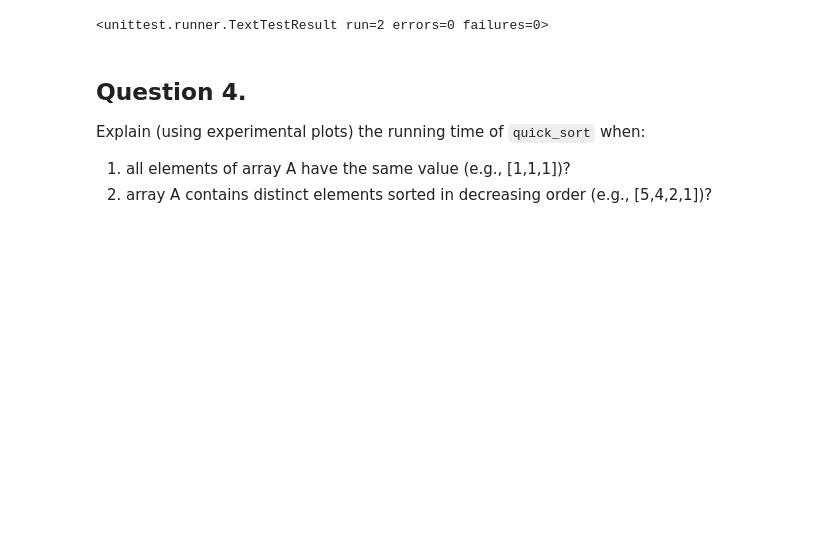
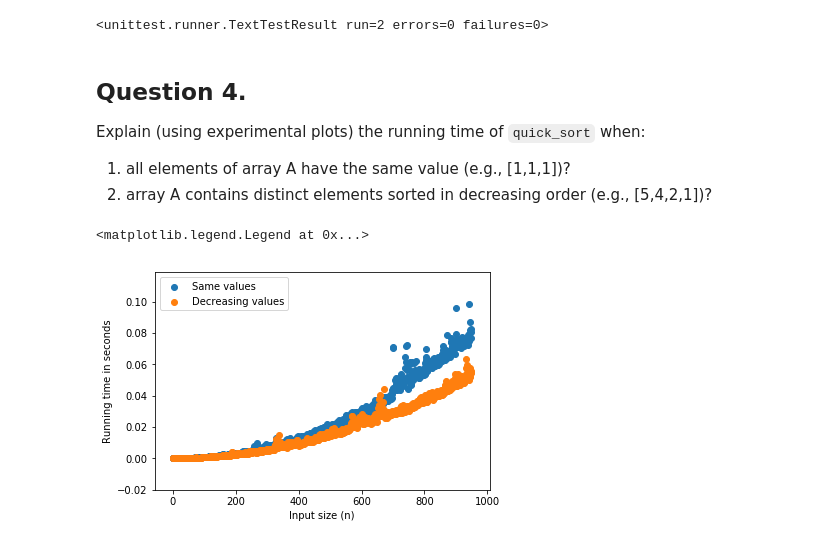
Before and after one commit to mahmud-nobe/CS110, a Jupyter notebook: cs110_pcw_5_2/cs110_pcw_5_2.ipynb, the cells around one changed output. Cells and saved outputs as stored; diff of their text form; code cells hidden in the pictures; blank space fills up the shorter version.

```diff
--- a/cs110_pcw_5_2/cs110_pcw_5_2.ipynb
+++ b/cs110_pcw_5_2/cs110_pcw_5_2.ipynb
@@ -120,0 +118,48 @@ raise NotImplementedError()
+# %%
+import matplotlib.pyplot as plt
+import time
+
+input_sizes = range(950)
+
+### Same values
+same_values = [[x for d in range(x+1)] for x in input_sizes]
+"""Produce value in the manner: [ [0], [1,1], [2, 2, 2], ...]"""
+same_value_run_times = []
+
+for data in same_values:
+    start = time.time()
+    quick_sort(data, 0, len(data) - 1)
+    same_value_run_times.append(time.time() - start)
+
+%matplotlib inline
+plt.scatter(
+    x= list(input_sizes),
+    y = same_value_run_times,
+    label = "Same values"
+)
+
+
+### Decreasing order times
+decreasing_values = [[d for d in range(x, -1, -1)] for x in input_sizes]
+"""Produce value in the manner: [ [0], [1,0], [2, 1, 0], ...]"""
+decreasing_value_run_times = []
+
+for data in decreasing_values:
+    start = time.time()
+    quick_sort(data, 0, len(data) - 1)
+    decreasing_value_run_times.append(time.time() - start)
+
+plt.scatter(
+    x= list(input_sizes),
+    y = decreasing_value_run_times,
+    label = "Decreasing values"
+)
+
+
+plt.title = "Analysis of the quick sort algorithm"
+plt.ylabel("Running time in seconds")
+plt.xlabel("Input size (n)")
+plt.legend()
+# %% [output]
+<matplotlib.legend.Legend at 0x...>
+[figure, added]
```
Also changed, not shown: parts of 2 cells of this notebook.
